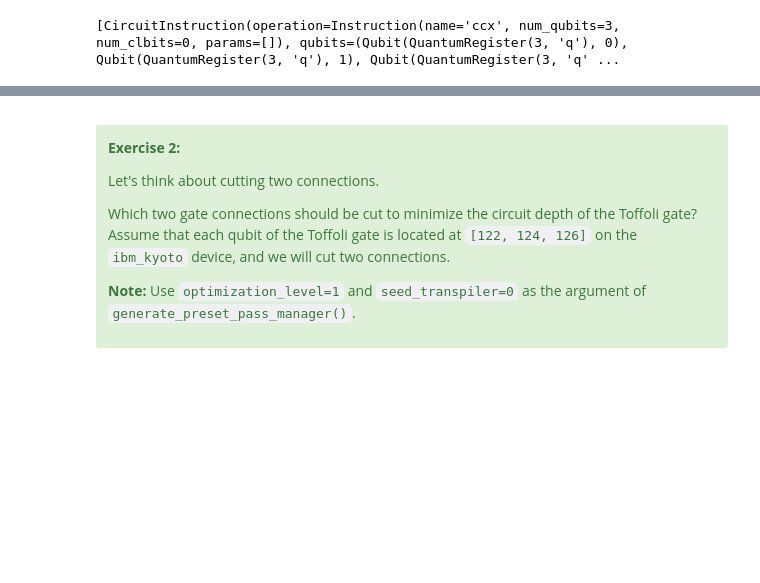
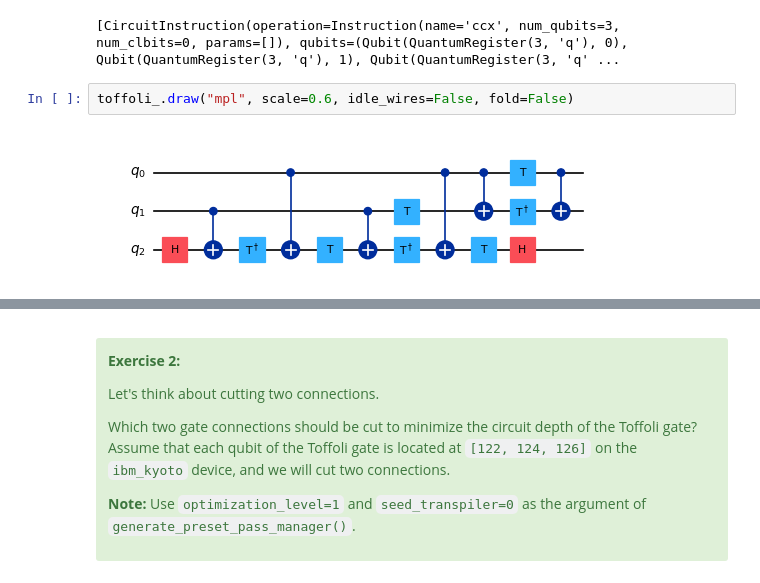
Before and after one commit to Trapti04/Quantum-Computing-basics, a Jupyter notebook: lab_3_circuit_knitting.ipynb, the cells around one changed output, grey strips where cells are left out. Drawn from its saved outputs; the diff is of its cells as text; blank space fills up the shorter version.

```diff
--- a/lab_3_circuit_knitting.ipynb
+++ b/lab_3_circuit_knitting.ipynb
@@ -300,6 +302,10 @@ toffoli_ = toffoli.decompose()
 toffoli.data
 # %% [output]
 [CircuitInstruction(operation=Instruction(name='ccx', num_qubits=3, num_clbits=0, params=[]), qubits=(Qubit(QuantumRegister(3, 'q'), 0), Qubit(QuantumRegister(3, 'q'), 1), Qubit(QuantumRegister(3, 'q' ...
+# %%
+toffoli_.draw("mpl", scale=0.6, idle_wires=False, fold=False)
+# %% [output]
+[figure, added]
 # %%
 # To know the depth using circuit cutting
 
```
Also changed, not shown: parts of 14 cells of this notebook.
